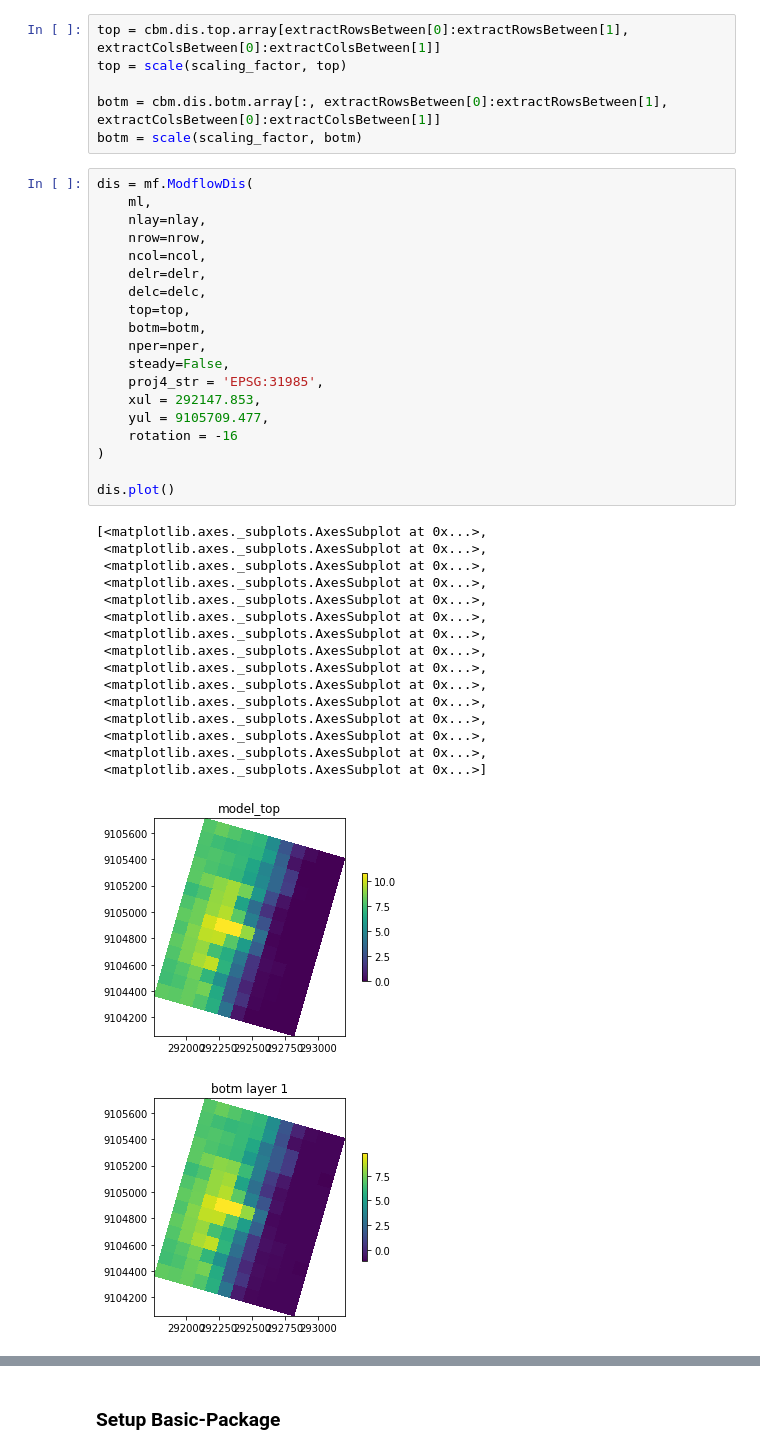
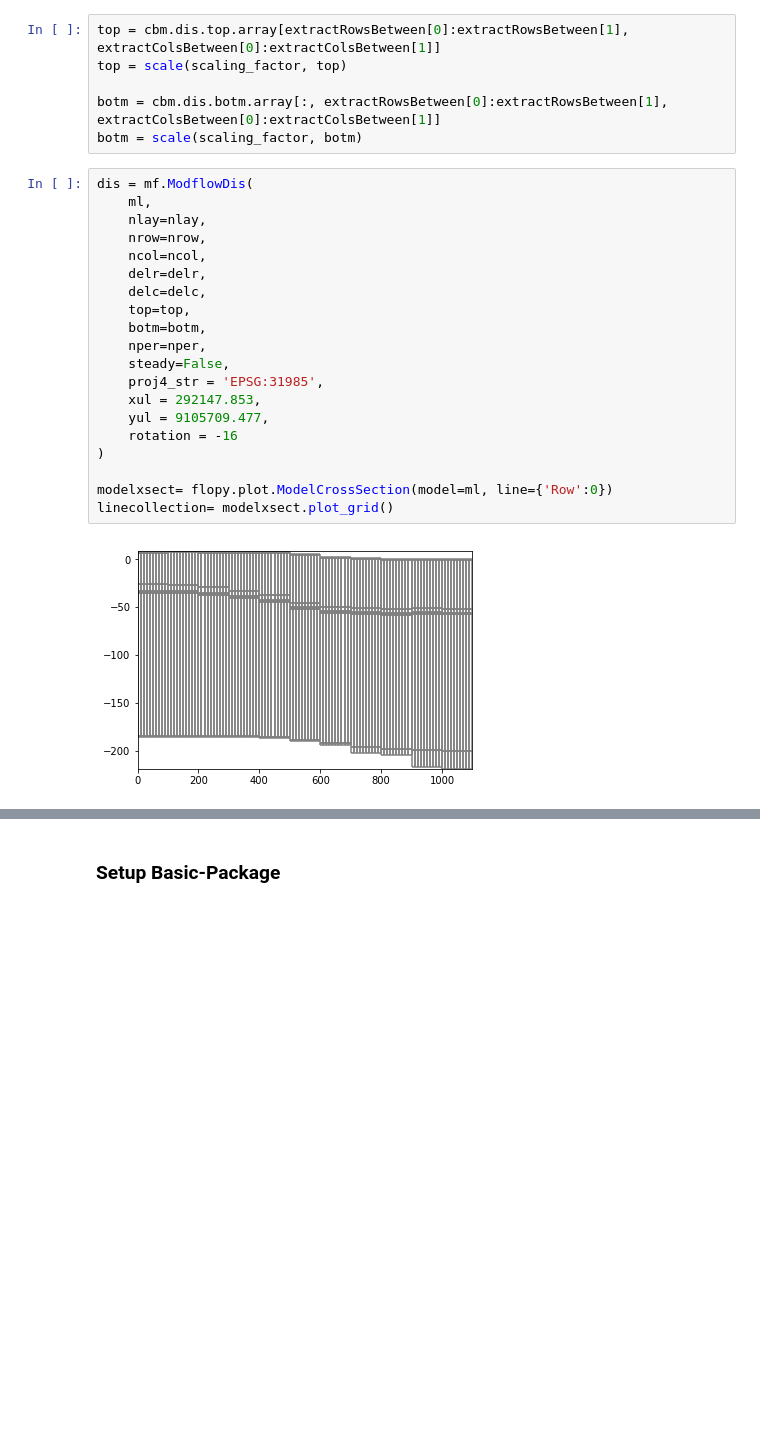
Before and after one commit to inowas/landelino-case-study, a Jupyter notebook: landelino-model.ipynb, the cells around one changed output, grey strips where cells are left out. Drawn from its saved outputs; the diff is of its cells as text; blank space fills up the shorter version.

```diff
--- a/landelino-model.ipynb
+++ b/landelino-model.ipynb
@@ -78,37 +97,22 @@ botm = scale(scaling_factor, botm)
 # %%
 dis = mf.ModflowDis(
     ml,
     nlay=nlay,
     nrow=nrow,
     ncol=ncol,
     delr=delr,
     delc=delc,
     top=top,
     botm=botm,
     nper=nper,
     steady=False,
     proj4_str = 'EPSG:31985',
     xul = 292147.853,
     yul = 9105709.477,
     rotation = -16
 )
 
-dis.plot()
+modelxsect= flopy.plot.ModelCrossSection(model=ml, line={'Row':0})
+linecollection= modelxsect.plot_grid()
 # %% [output]
-[<matplotlib.axes._subplots.AxesSubplot at 0x...>,
- <matplotlib.axes._subplots.AxesSubplot at 0x...>,
- <matplotlib.axes._subplots.AxesSubplot at 0x...>,
- <matplotlib.axes._subplots.AxesSubplot at 0x...>,
- <matplotlib.axes._subplots.AxesSubplot at 0x...>,
- <matplotlib.axes._subplots.AxesSubplot at 0x...>,
- <matplotlib.axes._subplots.AxesSubplot at 0x...>,
- <matplotlib.axes._subplots.AxesSubplot at 0x...>,
- <matplotlib.axes._subplots.AxesSubplot at 0x...>,
- <matplotlib.axes._subplots.AxesSubplot at 0x...>,
- <matplotlib.axes._subplots.AxesSubplot at 0x...>,
- <matplotlib.axes._subplots.AxesSubplot at 0x...>,
- <matplotlib.axes._subplots.AxesSubplot at 0x...>,
- <matplotlib.axes._subplots.AxesSubplot at 0x...>,
- <matplotlib.axes._subplots.AxesSubplot at 0x...>]
-[figure, old version]
+[figure, new version]
-[figure, removed]
```
Also changed, not shown: parts of 17 cells of this notebook, 19 other files.
